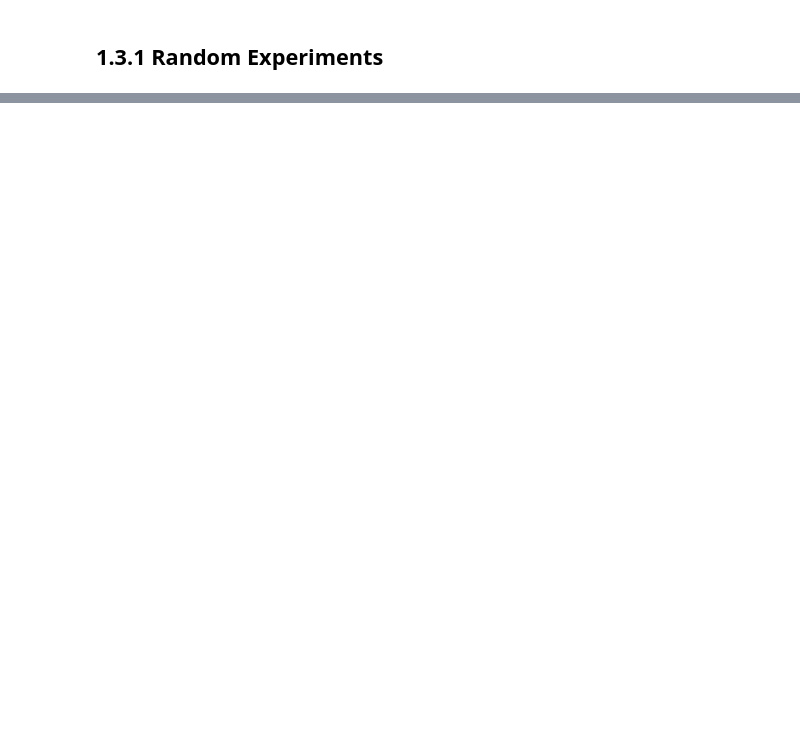
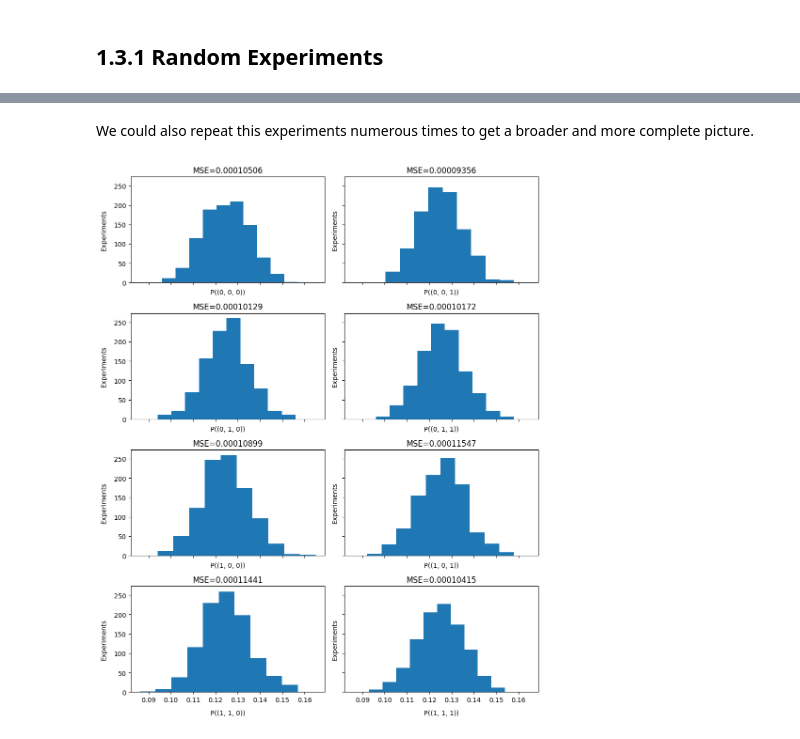
Before and after one commit to Tstrebe2/math-for-ml, a Jupyter notebook: probability/random-experiments.ipynb, the cells around one changed output, grey strips where cells are left out. Drawn from its saved outputs; the diff is of its cells as text; code cells hidden in the pictures; blank space fills up the shorter version.

```diff
--- a/probability/random-experiments.ipynb
+++ b/probability/random-experiments.ipynb
@@ -89,0 +147,30 @@ ${(H,H,H),(H,H,T),(H,T,H),(T,H,H),(H,T,T),(T,H,T),(T,T,H),(T,T,T)}$
+# %% [markdown]
+We could also repeat this experiments numerous times to get a broader and more complete picture.
+# %%
+n_experiments = 1000
+n_trials = 1000
+p_e = 1/len(sample_space)
+experiments = np.empty((0, len(sample_space)))
+
+for i in range(n_experiments):
+  _, value_counts = np.unique(run_three_coinflips_experiment(n_trials=n_trials), return_counts=True)
+  experiments = np.vstack((experiments, value_counts))
+
+fig, axs = plt.subplots(ncols=2,
+                        nrows=4,
+                        figsize=(6.4*1.5, 4.8*2.5),
+                        sharex=True,
+                        sharey=True,
+                        dpi=100)
+for i, ax in enumerate(axs.flat):
+  sample_proportions = experiments[:, i]/n_trials
+  mse = np.sum((sample_proportions - p_e)**2) / n_experiments
+  ax.set_title('MSE=%.8f' % mse)
+  ax.hist(sample_proportions)
+  ax.set_ylabel('Experiments', labelpad=10)
+  ax.set_xlabel('P({})'.format(sample_space[i]), labelpad=10)
+
+plt.tight_layout()
+plt.show()
+# %% [output]
+[figure, added]
```
Also changed, not shown: parts of 9 cells of this notebook.
